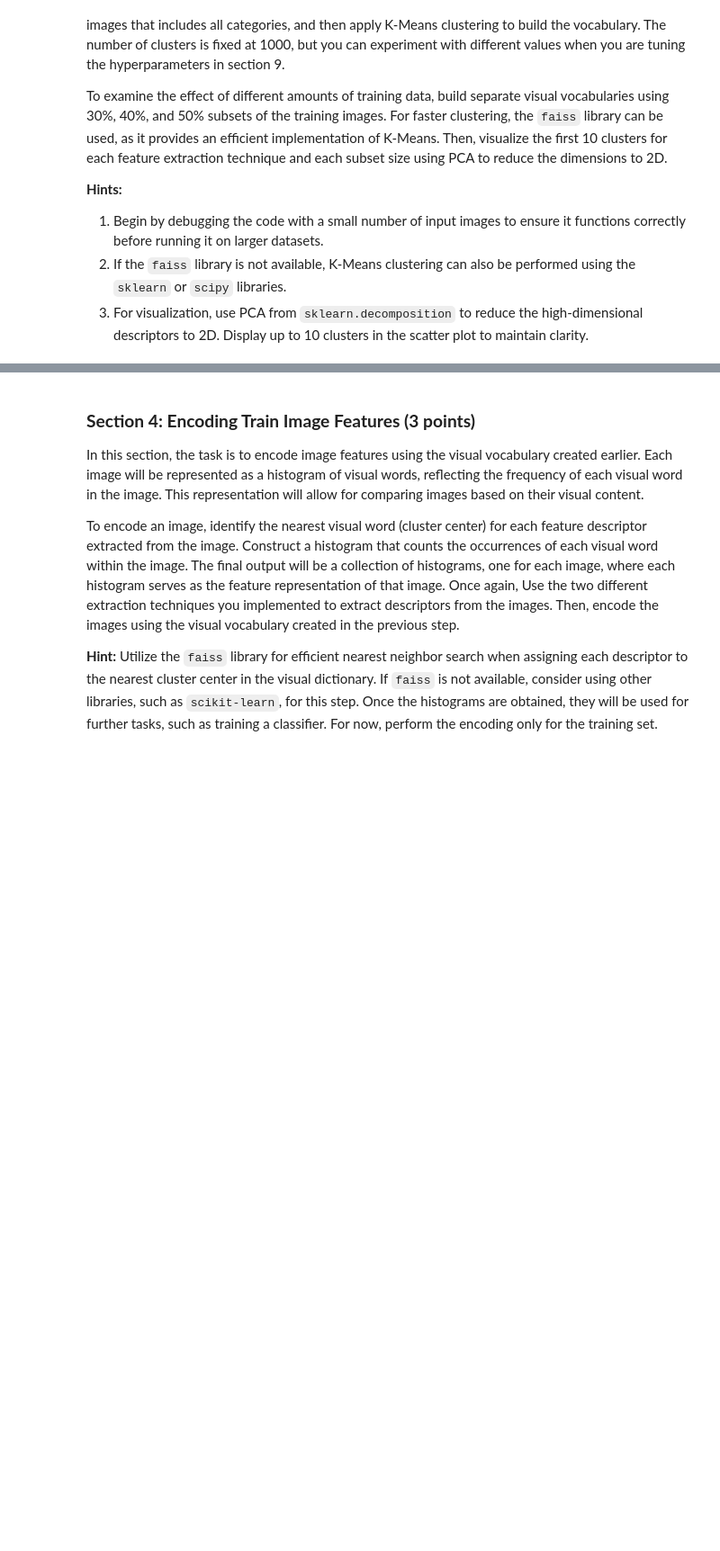
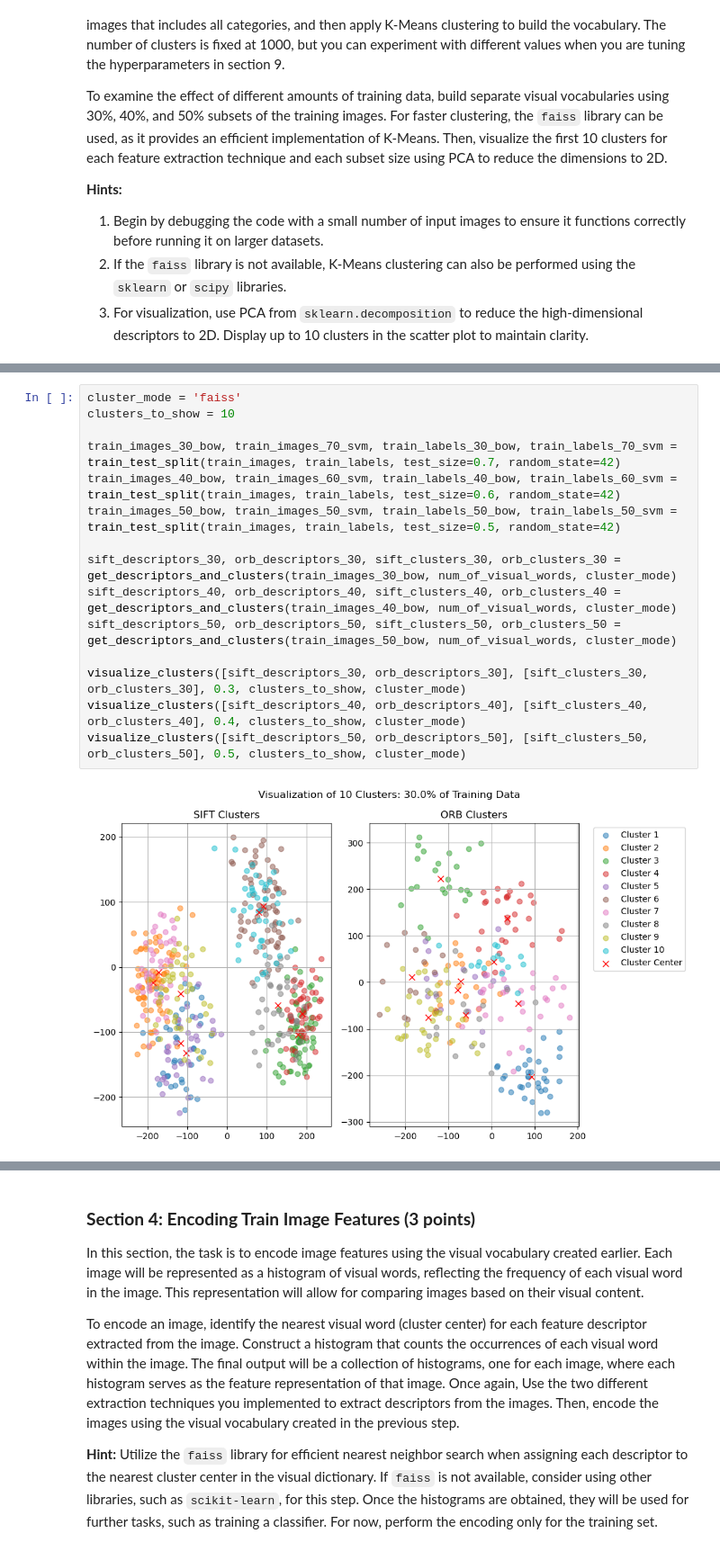
Before and after one commit to Joselgc1/CV1-Labs, a Jupyter notebook: Final Lab/Part1/15388867_15735664_11307943_Part1.ipynb, the cells around one changed output, grey strips where cells are left out. Shown at 90% size. Saved outputs shown, nothing was run; the diff lists cells and outputs as text; blank space fills up the shorter version.

```diff
--- a/Final Lab/Part1/15388867_15735664_11307943_Part1.ipynb
+++ b/Final Lab/Part1/15388867_15735664_11307943_Part1.ipynb
@@ -381,0 +379,17 @@ WARNING clustering 33739 points to 1000 centroids: please provide at least 39000
+# %%
+cluster_mode = 'faiss'
+clusters_to_show = 10
+
+train_images_30_bow, train_images_70_svm, train_labels_30_bow, train_labels_70_svm = train_test_split(train_images, train_labels, test_size=0.7, random_state=42)
+train_images_40_bow, train_images_60_svm, train_labels_40_bow, train_labels_60_svm = train_test_split(train_images, train_labels, test_size=0.6, random_state=42)
+train_images_50_bow, train_images_50_svm, train_labels_50_bow, train_labels_50_svm = train_test_split(train_images, train_labels, test_size=0.5, random_state=42)
+
+sift_descriptors_30, orb_descriptors_30, sift_clusters_30, orb_clusters_30 = get_descriptors_and_clusters(train_images_30_bow, num_of_visual_words, cluster_mode)
+sift_descriptors_40, orb_descriptors_40, sift_clusters_40, orb_clusters_40 = get_descriptors_and_clusters(train_images_40_bow, num_of_visual_words, cluster_mode)
+sift_descriptors_50, orb_descriptors_50, sift_clusters_50, orb_clusters_50 = get_descriptors_and_clusters(train_images_50_bow, num_of_visual_words, cluster_mode)
+
+visualize_clusters([sift_descriptors_30, orb_descriptors_30], [sift_clusters_30, orb_clusters_30], 0.3, clusters_to_show, cluster_mode)
+visualize_clusters([sift_descriptors_40, orb_descriptors_40], [sift_clusters_40, orb_clusters_40], 0.4, clusters_to_show, cluster_mode)
+visualize_clusters([sift_descriptors_50, orb_descriptors_50], [sift_clusters_50, orb_clusters_50], 0.5, clusters_to_show, cluster_mode)
+# %% [output]
+[figure, added]
```
Also changed, not shown: parts of 20 cells of this notebook.
